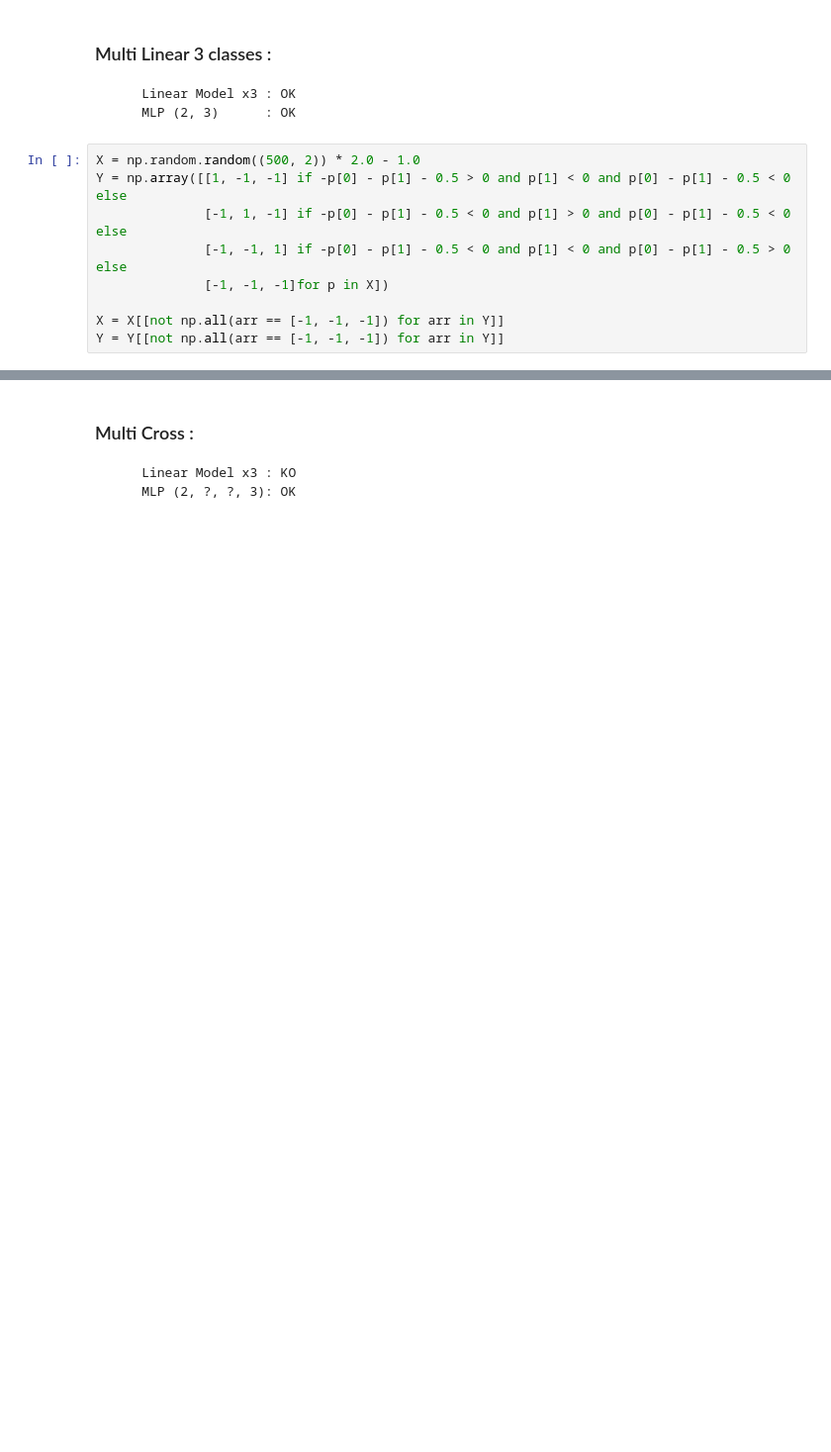
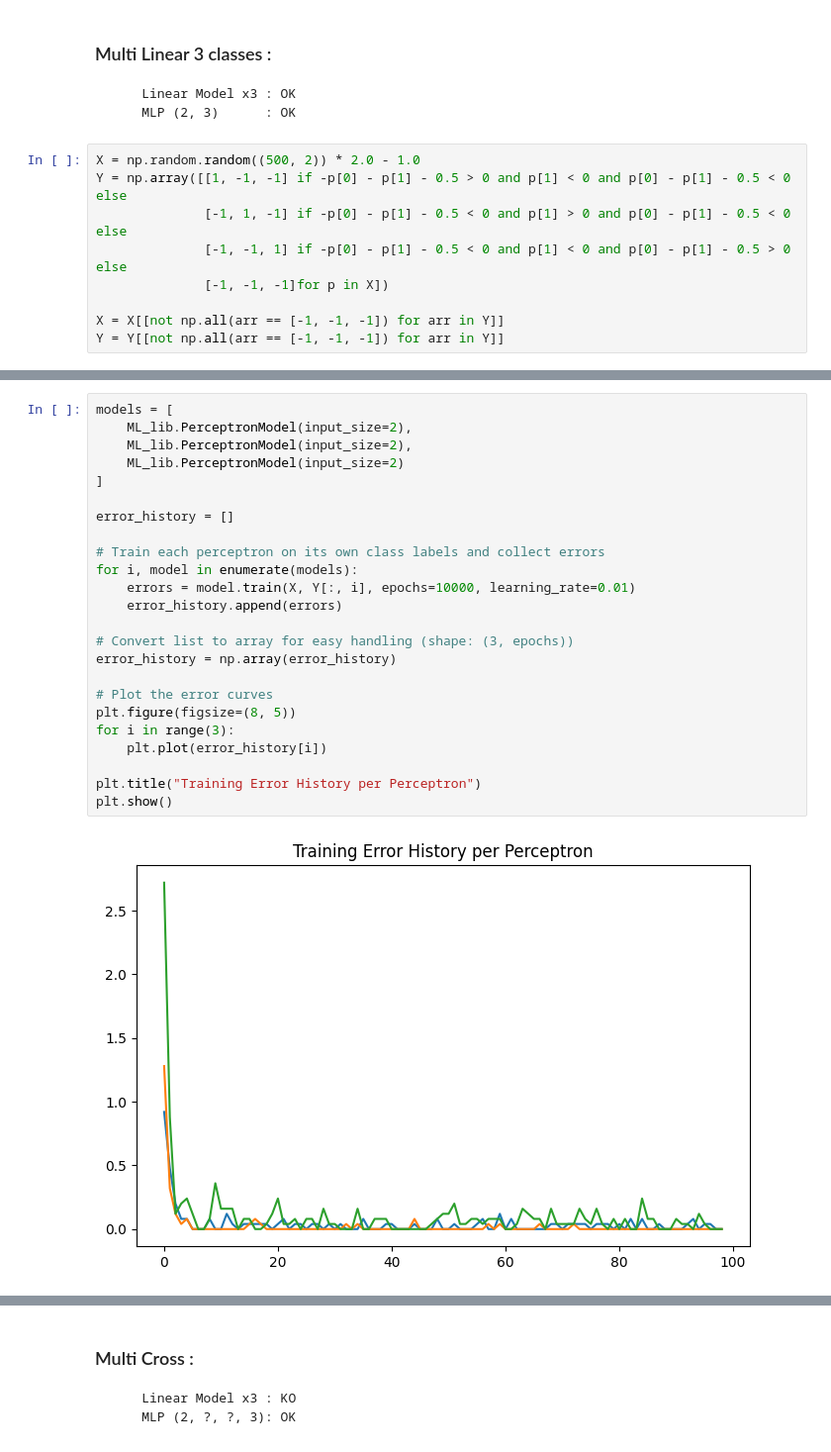
Before and after one commit to xaxam2001/Snake, a Jupyter notebook: python-test-folder/[Notebook] Cas de tests.ipynb, the cells around one changed output, grey strips where cells are left out. Shown at 99% size. Cells and saved outputs as stored; diff of their text form; blank space fills up the shorter version.

Commit message:
completing test case for linear model

```diff
--- a/python-test-folder/[Notebook] Cas de tests.ipynb
+++ b/python-test-folder/[Notebook] Cas de tests.ipynb
@@ -308 +308,27 @@ plt.clf()
 <Figure size 640x480 with 0 Axes>
+# %%
+models = [
+    ML_lib.PerceptronModel(input_size=2),
+    ML_lib.PerceptronModel(input_size=2),
+    ML_lib.PerceptronModel(input_size=2)
+]
+
+error_history = []
+
+# Train each perceptron on its own class labels and collect errors
+for i, model in enumerate(models):
+    errors = model.train(X, Y[:, i], epochs=10000, learning_rate=0.01)
+    error_history.append(errors)
+
+# Convert list to array for easy handling (shape: (3, epochs))
+error_history = np.array(error_history)
+
+# Plot the error curves
+plt.figure(figsize=(8, 5))
+for i in range(3):
+    plt.plot(error_history[i])
+
+plt.title("Training Error History per Perceptron")
+plt.show()
+# %% [output]
+[figure, added]
```
Also changed, not shown: parts of 16 cells of this notebook, 1 other file.
